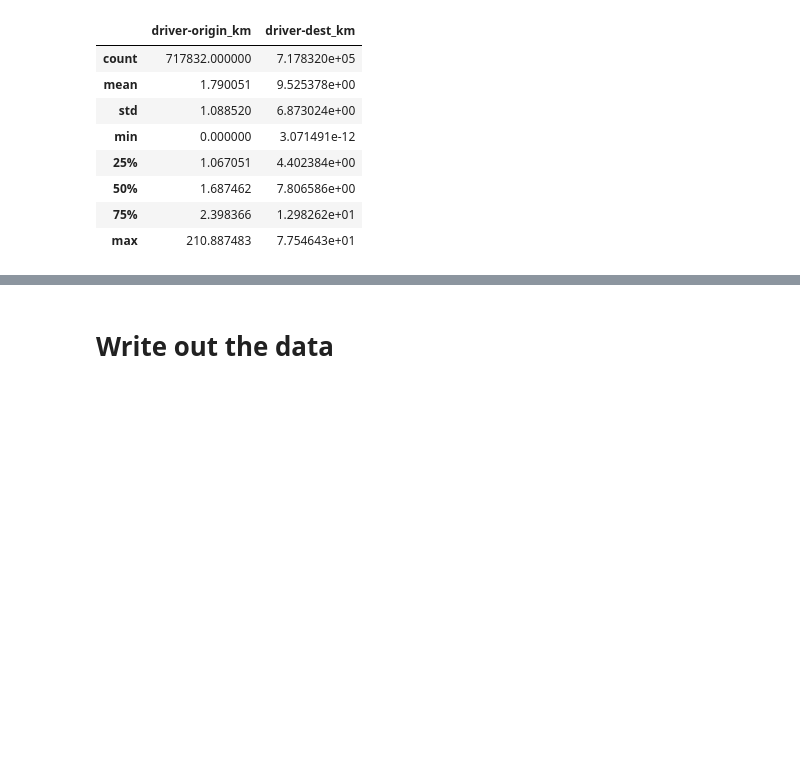
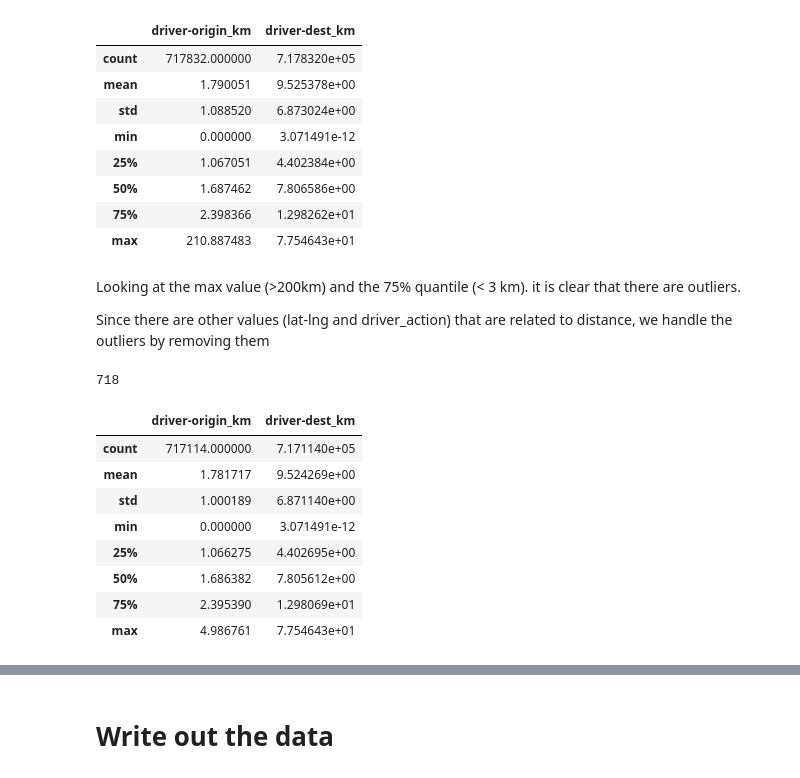
Before and after one commit to emtinanseo/Optimization-with-Causal-Inference, a Jupyter notebook: notebooks/eda_firstlook.ipynb, the cells around one changed output, grey strips where cells are left out. Drawn from its saved outputs; the diff is of its cells as text; code cells hidden in the pictures; blank space fills up the shorter version.

```diff
--- a/notebooks/eda_firstlook.ipynb
+++ b/notebooks/eda_firstlook.ipynb
@@ -530,3 +534,7 @@ df_merged[['driver-origin_km', 'driver-dest_km']].describe()
 | 50% | 1.687462 | 7.806586e+00 |
 | 75% | 2.398366 | 1.298262e+01 |
 | max | 210.887483 | 7.754643e+01 |
+# %% [markdown]
+Looking at the max value (>200km) and the 75% quantile (< 3 km). it is clear that there are outliers.
+
+Since there are other values (lat-lng and driver_action) that are related to distance, we handle the outliers by removing them
@@ -532,0 +544,16 @@ df_merged[['driver-origin_km', 'driver-dest_km']].describe()
+# %%
+print(len(df_merged) - len(df))
+# %% [output]
+718
+# %%
+df[['driver-origin_km', 'driver-dest_km']].describe()
+# %% [output]
+|  | driver-origin_km | driver-dest_km |
+| count | 717114.000000 | 7.171140e+05 |
+| mean | 1.781717 | 9.524269e+00 |
+| std | 1.000189 | 6.871140e+00 |
+| min | 0.000000 | 3.071491e-12 |
+| 25% | 1.066275 | 4.402695e+00 |
+| 50% | 1.686382 | 7.805612e+00 |
+| 75% | 2.395390 | 1.298069e+01 |
+| max | 4.986761 | 7.754643e+01 |
```
Also changed, not shown: parts of 8 cells of this notebook, 1 other file.
